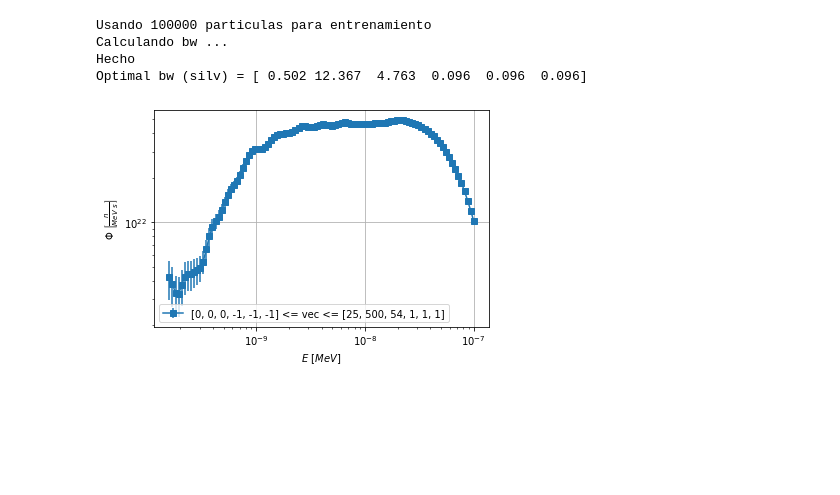
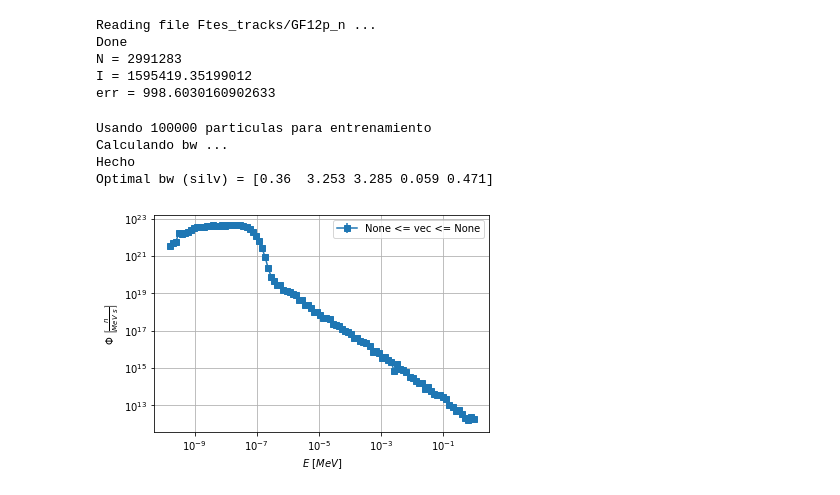
Before and after one commit to KDSource/KDSource, a Jupyter notebook: Auxiliares/plot.ipynb, the cells around one changed output. Cells and saved outputs as stored; diff of their text form; code cells hidden in the pictures; blank space fills up the shorter version.

```diff
--- a/Auxiliares/plot.ipynb
+++ b/Auxiliares/plot.ipynb
@@ -12,46 +12,52 @@ np.set_printoptions(precision=3)
 # %%
 # Abrir lista de particulas
 
-folder = "1_guia_n_mlcv"
-tracks = folder+"/BC_tracks.ssv"
-trasl = None # [118.5497276, -102.897199, 5.0]
-rot = None # [0.0, 0.0, -158*np.pi/180.0]
-x2z = False
+folder = "Ftes_tracks" # "1_guia_n_mlcv"
+tracks = folder+"/GF12p_n"
+trasl = [118.5497276, -102.897199, 5.0] # None #
+rot = [0.0, 0.0, -158*np.pi/180.0] # None #
+x2z = True
 
-set_params = False
-plist = ks.PList(ks.SSV_read, tracks, trasl=trasl, rot=rot, switch_x2z=x2z, set_params=set_params)
+set_params = True
+plist = ks.PList(ks.PTRAC_read, tracks, trasl=trasl, rot=rot, switch_x2z=x2z, set_params=set_params)
 if set_params:
     print("N =", plist.N)
     print("I =", plist.I)
     print("err =", np.sqrt(plist.p2))
+# %% [output]
+Reading file Ftes_tracks/GF12p_n ...
+Done
+N = 2991283
+I = 1595419.35199012
+err = 998.6030160902633
 # %%
 # Crear KSource
 
 J = 3.669E+15
-#metric = ks.SepVarMetric(ks.Lethargy(10), ks.SurfXY(0), ks.Polar())
-metric = ks.SepVarMetric(ks.Lethargy(10), ks.Guide(7, 20), ks.Isotrop())
-s = ks.KSource(metric, bw="silv", J=J)
+metric = ks.SepVarMetric(ks.Lethargy(10), ks.SurfXY(0), ks.Polar())
+#metric = ks.SepVarMetric(ks.Lethargy(10), ks.Guide(7, 20), ks.Isotrop())
+s = ks.KSource(plist, metric, bw="silv", J=J)
 # %%
 # Ajustar KSource
 
 N = 1e5 # Cantidad de particulas a utilizar
-s.fit(plist=plist, N=N)
+s.fit(N)
 s.bw /= 5 # Para graficos integrales puede usarse una bw mas baja
 # %% [output]
 Usando 100000 particulas para entrenamiento
 Calculando bw ...
 Hecho
-Optimal bw (silv) = [ 0.502 12.367  4.763  0.096  0.096  0.096]
+Optimal bw (silv) = [0.36  3.253 3.285 0.059 0.471]
 # %%
 # Graficos en E
 
-vec0 = [0, 0,0, -1,-1,-1] # [0, -30,-30, 0,-np.pi]
-vec1 = [25, 500,54, 1,1,1] # [25, 30,30, 1,np.pi]
-EE = np.logspace(-9.8,-7,100)
+vec0 = None # [0, 0,0, -1,-1,-1] # [0, -30,-30, 0,-np.pi]
+vec1 = None # [25, 500,54, 1,1,1] # [25, 30,30, 1,np.pi]
+EE = np.logspace(-9.8,0,100)
 fig,scores = s.plot_E(EE, vec0, vec1)
 plt.show(block=True)
 # %% [output]
-[figure, old version]
+[figure, new version]
 # %%
 # Graficos en xy
 
```
Also changed, not shown: parts of 4 cells of this notebook, 12 other files.
